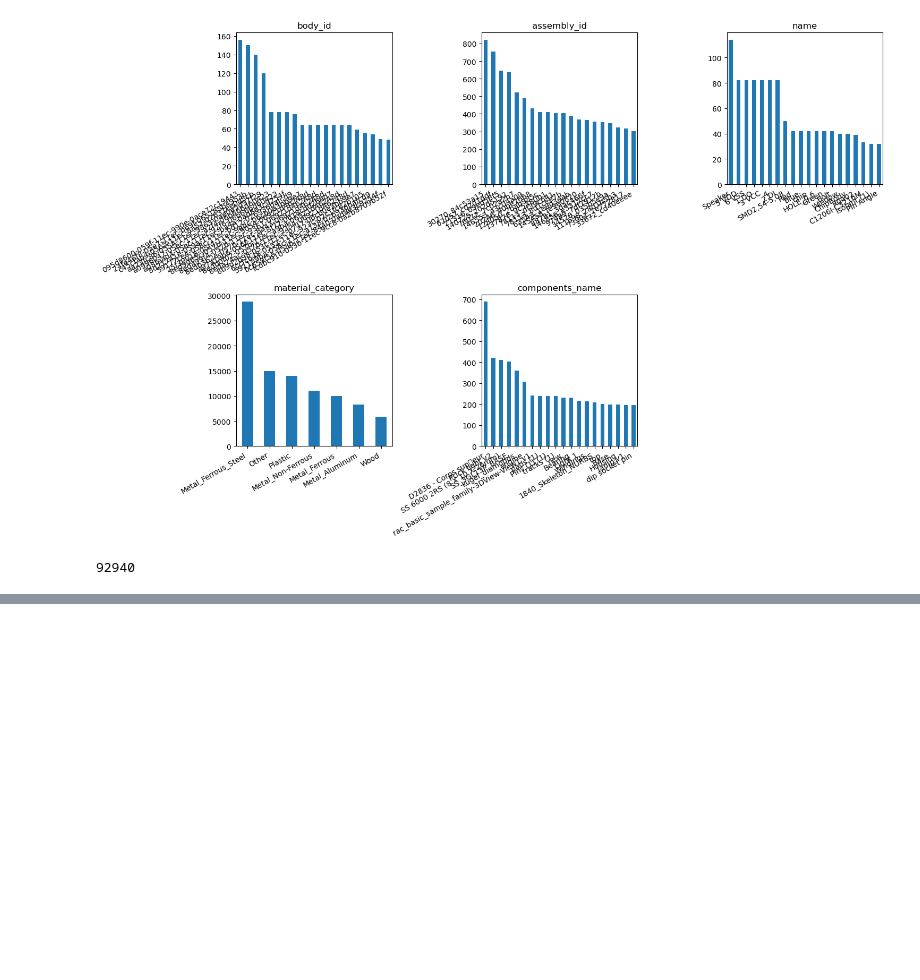
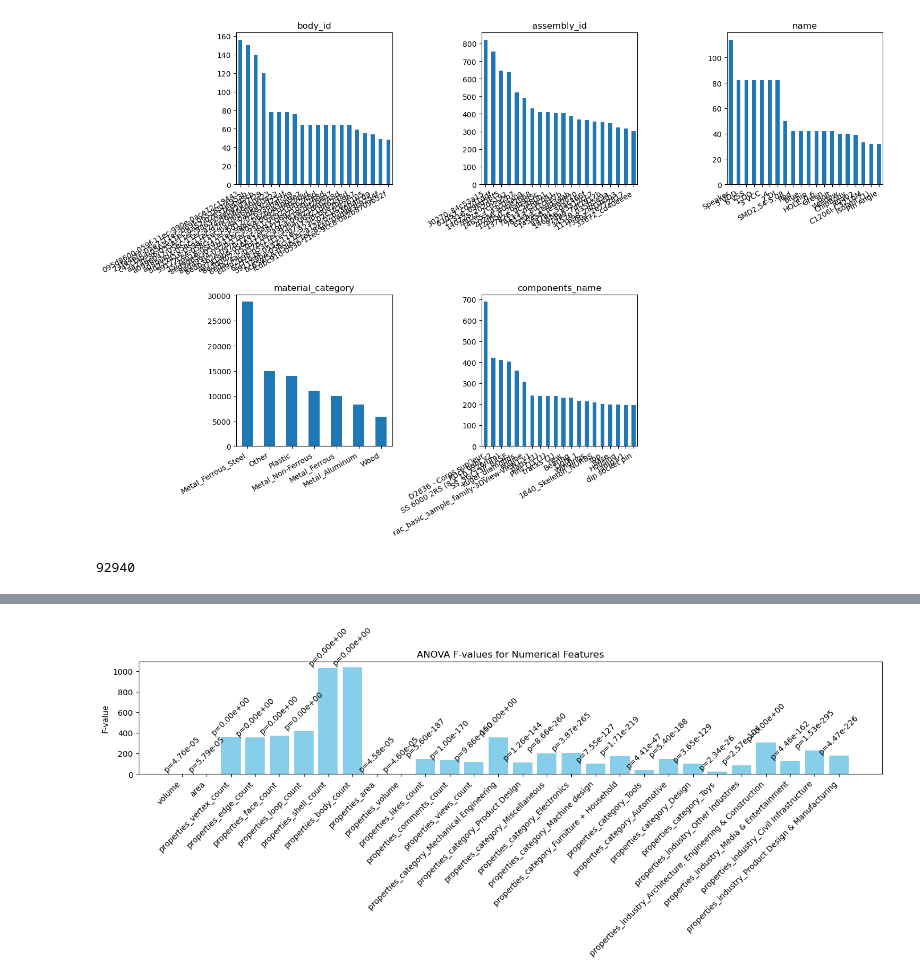
Before and after one commit to Zachary1575/ASME_Hackathon, a Jupyter notebook: AUTODESK Problem/eda.ipynb, the cells around one changed output, grey strips where cells are left out. Cells and saved outputs as stored; diff of their text form; code cells hidden in the pictures; blank space fills up the shorter version.

```diff
--- a/AUTODESK Problem/eda.ipynb
+++ b/AUTODESK Problem/eda.ipynb
@@ -483,2 +504,35 @@ plt.show()
+# %%
+from scipy import stats
+
+# List of numerical features
+numeric_cols = df_main.select_dtypes(include=['float64', 'int64']).columns
+
+f_values = []
+p_values = []
+
+# Compute ANOVA for each numerical feature
+for col in numeric_cols:
+    groups = [df_main[col][df_main['material_category'] == cat] for cat in df_main['material_category'].unique()]
+    f_val, p_val = stats.f_oneway(*groups)
+
+    # Append the F-value and p-value for the current column to their respective lists
+    f_values.append(f_val)
+    p_values.append(p_val)
+
+# Plot F-values
+plt.figure(figsize=(14,6))
+plt.bar(numeric_cols, f_values, color='skyblue')
+plt.ylabel('F-value')
+plt.title('ANOVA F-values for Numerical Features')
+plt.xticks(rotation=45, ha="right")
+
+# Annotate the bars with p-values
+for i, (f_val, p_val) in enumerate(zip(f_values, p_values)):
+    plt.text(i, f_val + 0.05, f"p={p_val:.2e}", ha='center', va='bottom', rotation=45)
+
+plt.tight_layout()
+plt.show()
+# %% [output]
+[figure, added]
 # %%
 df_main.to_pickle('df_main.pkl')
```
Also changed, not shown: parts of 10 cells of this notebook, 6 other files.
